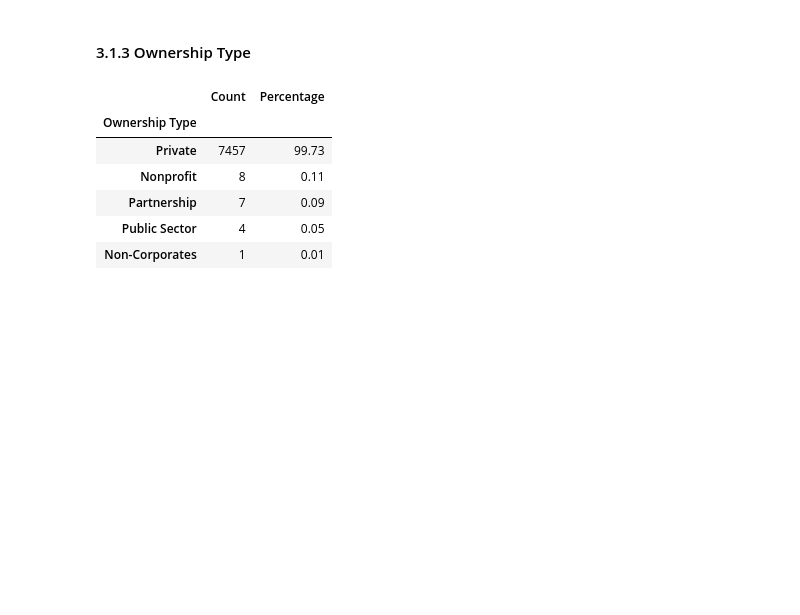
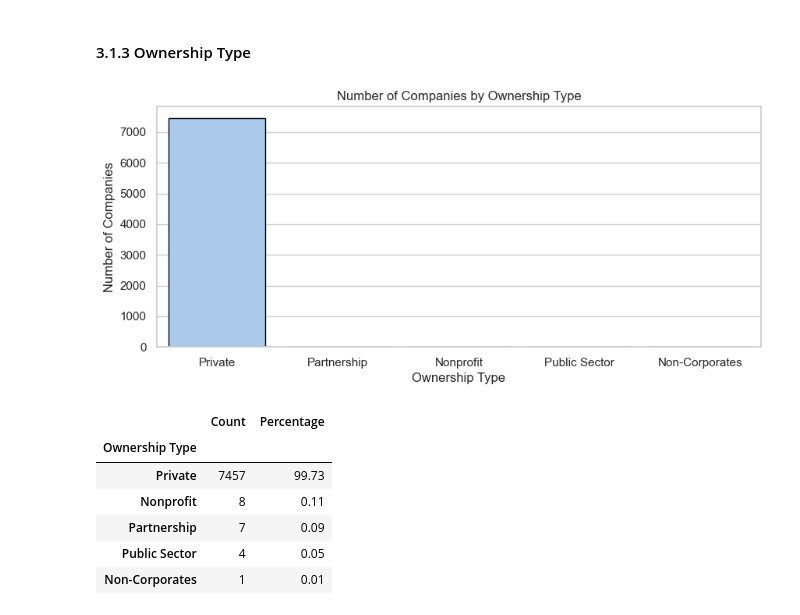
Before and after one commit to racxxhel/Corp_Intelligence, a Jupyter notebook: src/CAT_A_ACC.ipynb, the cells around one changed output. Saved outputs shown, nothing was run; the diff lists cells and outputs as text; code cells hidden in the pictures; blank space fills up the shorter version.

```diff
--- a/src/CAT_A_ACC.ipynb
+++ b/src/CAT_A_ACC.ipynb
@@ -92,4 +193,13 @@ plt.show()
 # %% [markdown]
 #### 3.1.3 Ownership Type
+# %%
+plt.figure(figsize=(10, 4))
+sns.countplot(dropped_data, x='Ownership Type', palette='pastel', edgecolor='black')
+plt.xlabel('Ownership Type')
+plt.ylabel('Number of Companies')
+plt.title('Number of Companies by Ownership Type')
+plt.show()
+# %% [output]
+[figure, added]
 # %%
 # Count how many companies are in each Ownership Type
```
Also changed, not shown: parts of 18 cells of this notebook.
